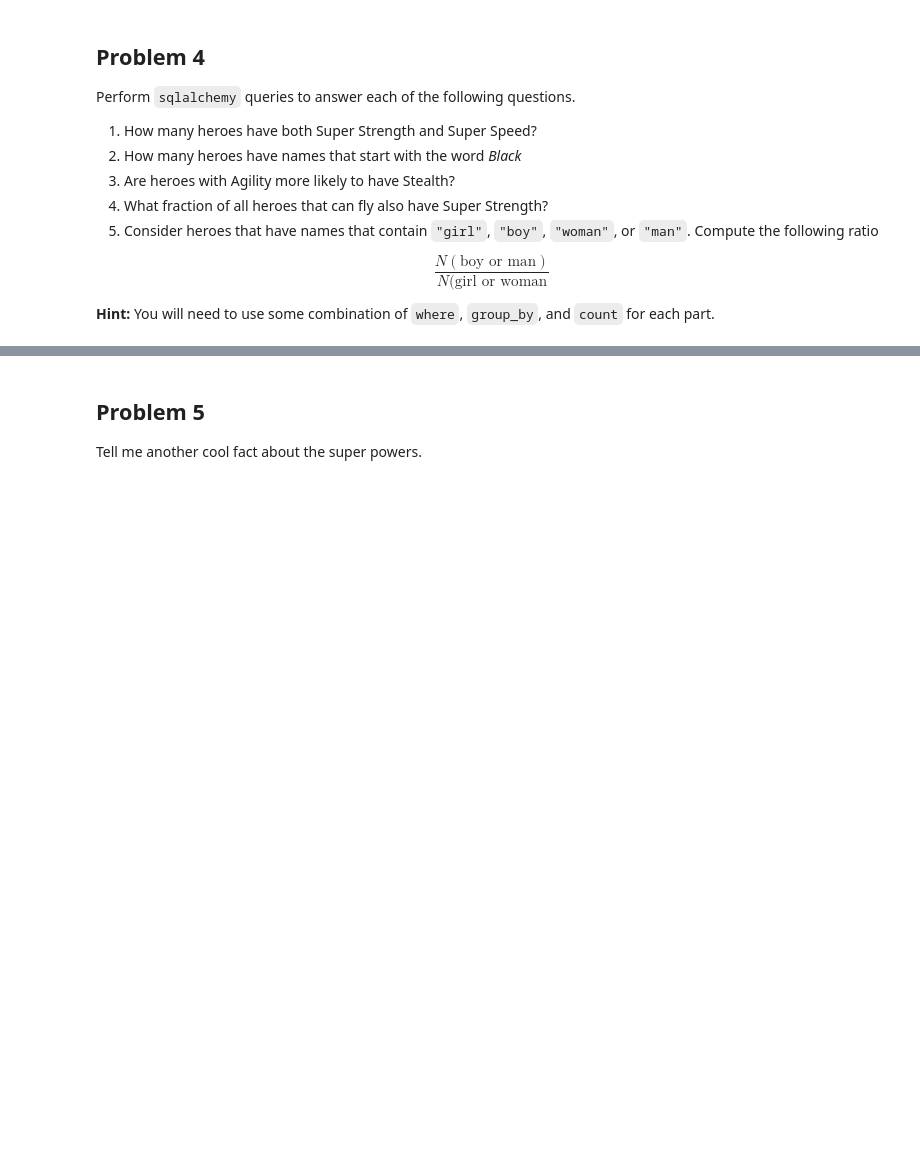
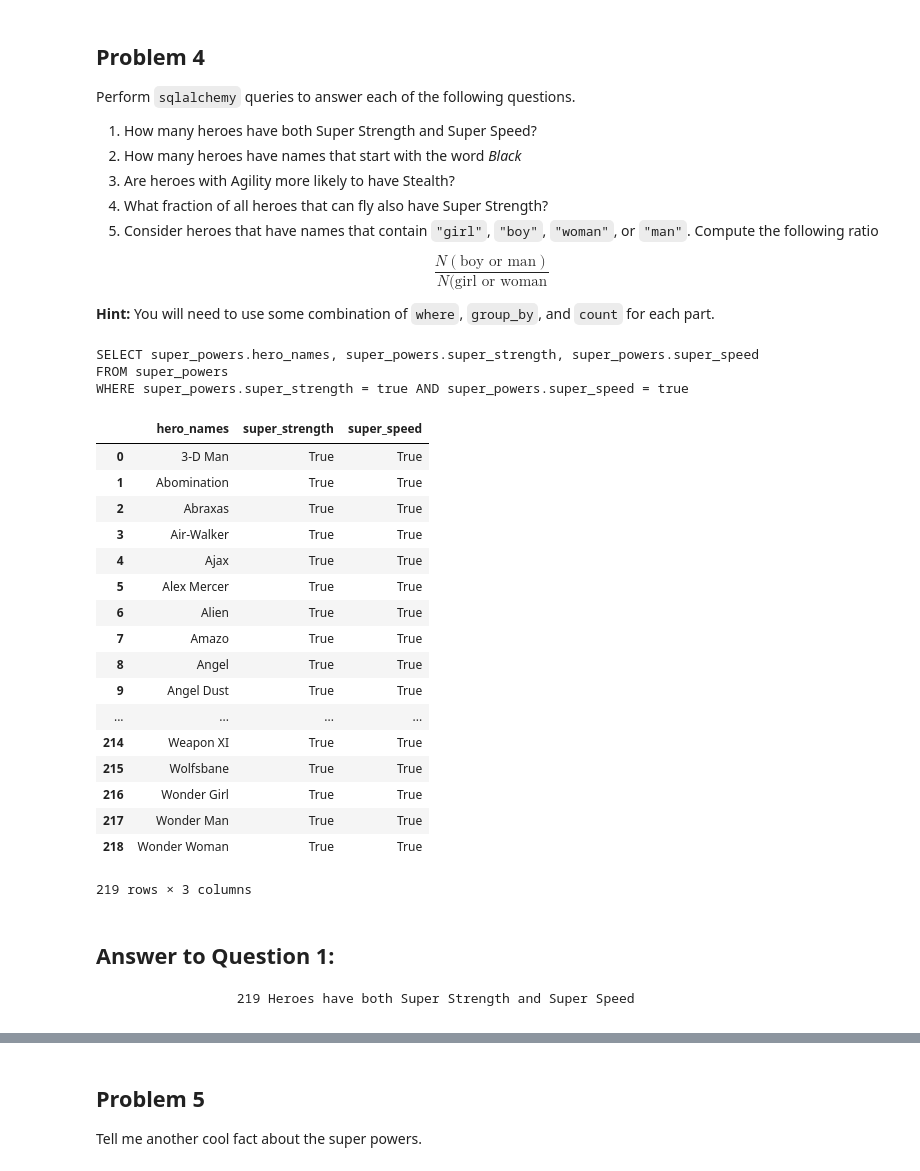
Before and after one commit to acker016/DSCI430, a Jupyter notebook: lab_1_baseball_and_super_powers_and_SQL_key_1_DAY1.ipynb, the cells around one changed output, grey strips where cells are left out. Saved outputs shown, nothing was run; the diff lists cells and outputs as text; code cells hidden in the pictures; blank space fills up the shorter version.

```diff
--- a/lab_1_baseball_and_super_powers_and_SQL_key_1_DAY1.ipynb
+++ b/lab_1_baseball_and_super_powers_and_SQL_key_1_DAY1.ipynb
@@ -510,0 +706,8 @@ Now you need to make a new `engine`, `inspect` your database, and make a `sessio
+# %%
+from sqlalchemy.ext.automap import automap_base
+
+Base = automap_base()
+engine2 = create_engine("sqlite:///databases/super_powers.db")
+Base.prepare(engine2, reflect=True)
+
+Powers = Base.classes.super_powers
@@ -524,0 +761,39 @@ $$\frac{N(\text{boy or man})}{N(\text{girl or woman}}$$
+# %%
+from sqlalchemy import select
+# Make an SQL expression
+q1_stmt = (select_sql([Powers.hero_names,
+                       Powers.super_strength,
+                       Powers.super_speed]).
+            where(Powers.super_strength == True).
+            where(Powers.super_speed == True)
+          )
+# Excute the expression
+print(q1_stmt)
+#ans_one = session.execute(q1_stmt).fetchall()
+result = pd.read_sql_query(ff_stmt, con=engine)
+result
+# %% [output]
+SELECT super_powers.hero_names, super_powers.super_strength, super_powers.super_speed
+FROM super_powers
+WHERE super_powers.super_strength = true AND super_powers.super_speed = true
+|  | hero_names | super_strength | super_speed |
+| 0 | 3-D Man | True | True |
+| 1 | Abomination | True | True |
+| 2 | Abraxas | True | True |
+| 3 | Air-Walker | True | True |
+| 4 | Ajax | True | True |
+| 5 | Alex Mercer | True | True |
+| 6 | Alien | True | True |
+| 7 | Amazo | True | True |
+| 8 | Angel | True | True |
+| 9 | Angel Dust | True | True |
+| ... | ... | ... | ... |
+| 214 | Weapon XI | True | True |
+| 215 | Wolfsbane | True | True |
+| 216 | Wonder Girl | True | True |
+| 217 | Wonder Man | True | True |
+| 218 | Wonder Woman | True | True |
+219 rows × 3 columns
+# %% [markdown]
+## Answer to Question 1:
+                    219 Heroes have both Super Strength and Super Speed
```
Also changed, not shown: parts of 29 cells of this notebook, 1 other file.
